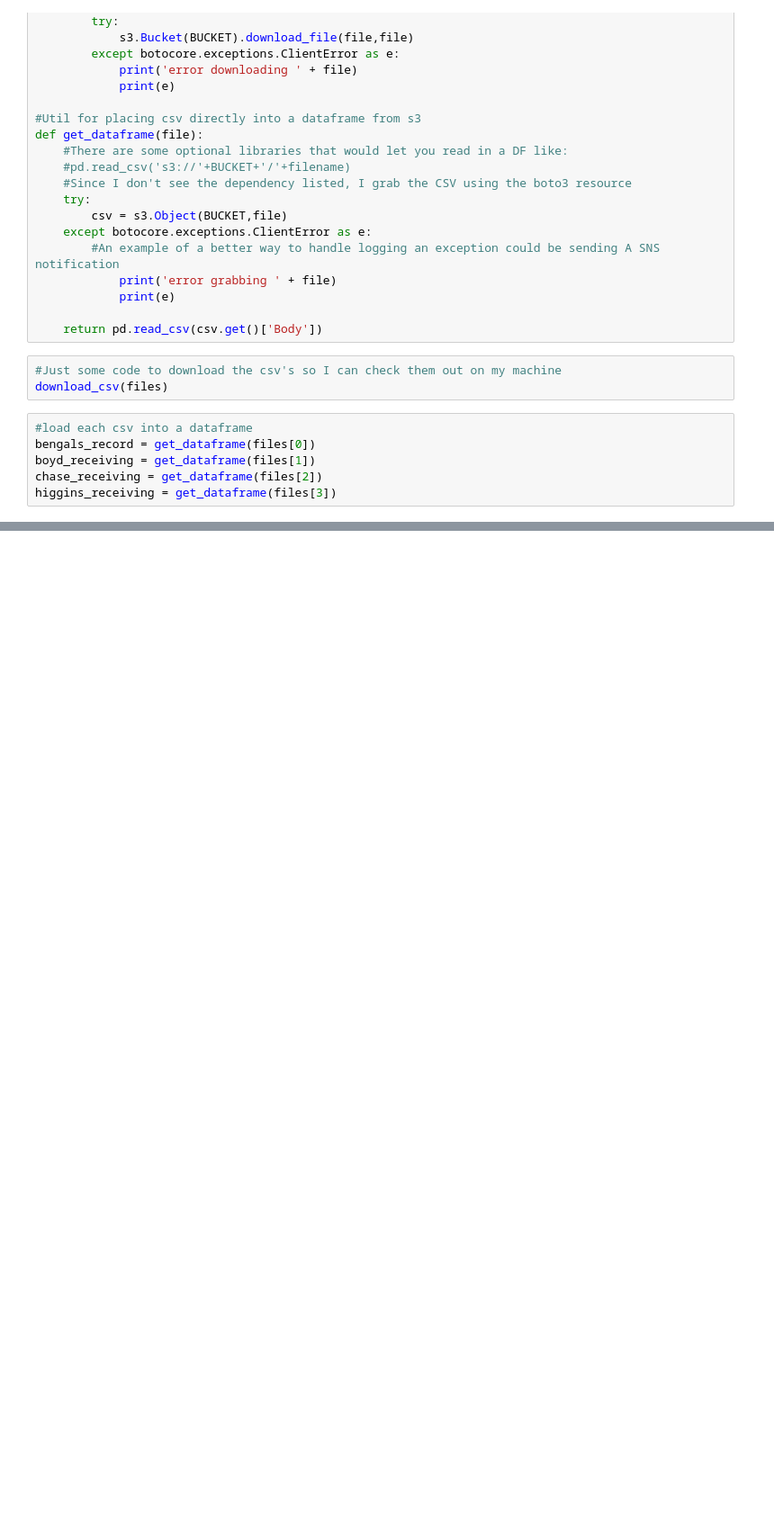
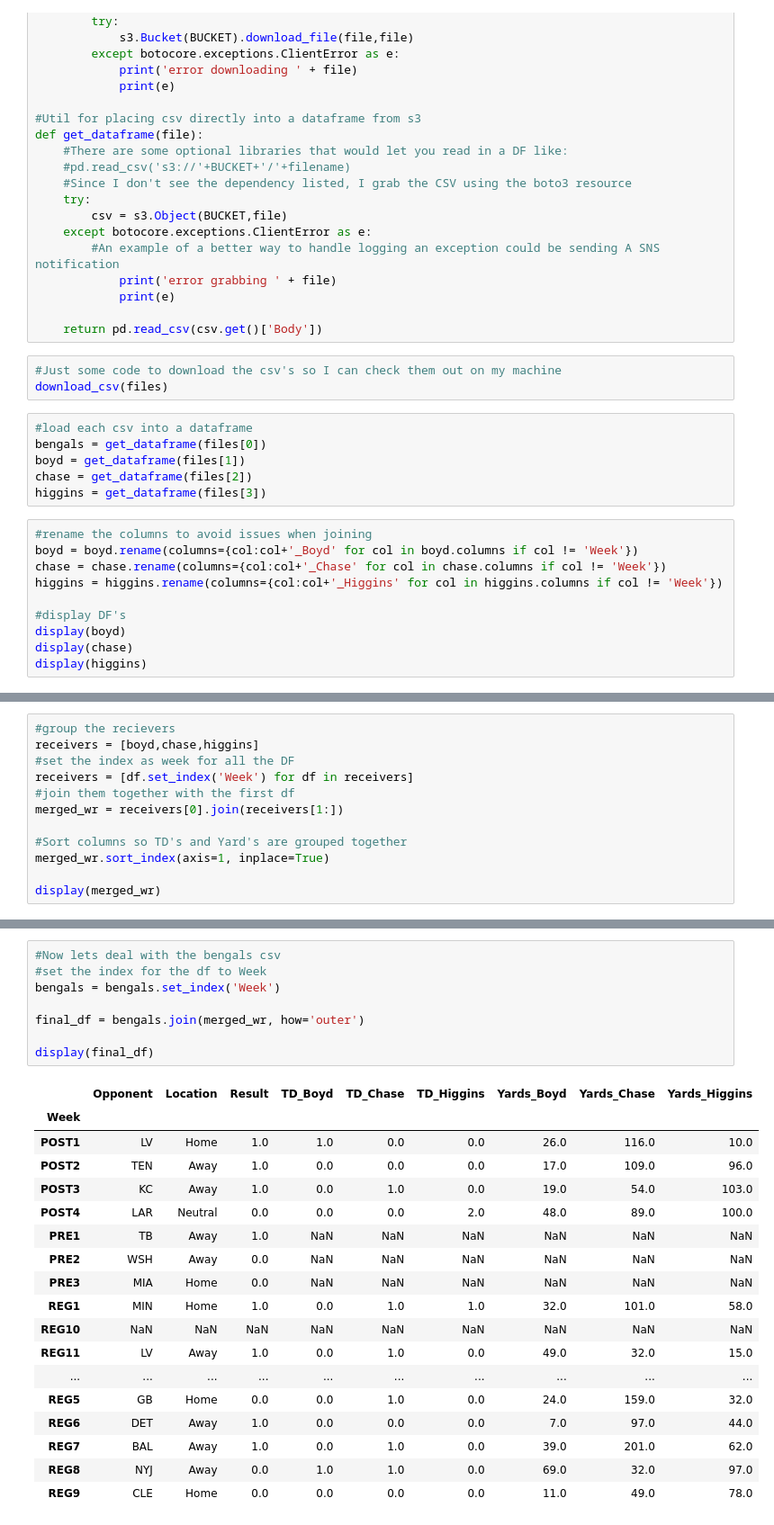
Before and after one commit to HussHam/mindex_data_test, a Jupyter notebook: bengals_script.ipynb, the cells around one changed output, grey strips where cells are left out. Shown at 90% size. Drawn from its saved outputs; the diff is of its cells as text; blank space fills up the shorter version.

Commit message:
merged together dataframes

```diff
--- a/bengals_script.ipynb
+++ b/bengals_script.ipynb
@@ -42,7 +42,17 @@ def get_dataframe(file):
 download_csv(files)
 # %%
 #load each csv into a dataframe
-bengals_record = get_dataframe(files[0])
-boyd_receiving = get_dataframe(files[1])
-chase_receiving = get_dataframe(files[2])
-higgins_receiving = get_dataframe(files[3])
+bengals = get_dataframe(files[0])
+boyd = get_dataframe(files[1])
+chase = get_dataframe(files[2])
+higgins = get_dataframe(files[3])
+# %%
+#rename the columns to avoid issues when joining
+boyd = boyd.rename(columns={col:col+'_Boyd' for col in boyd.columns if col != 'Week'})
+chase = chase.rename(columns={col:col+'_Chase' for col in chase.columns if col != 'Week'})
+higgins = higgins.rename(columns={col:col+'_Higgins' for col in higgins.columns if col != 'Week'})
+
+#display DF's
+display(boyd)
+display(chase)
+display(higgins)
@@ -48,0 +111,12 @@ higgins_receiving = get_dataframe(files[3])
+# %%
+#group the recievers
+receivers = [boyd,chase,higgins]
+#set the index as week for all the DF
+receivers = [df.set_index('Week') for df in receivers]
+#join them together with the first df
+merged_wr = receivers[0].join(receivers[1:])
+
+#Sort columns so TD's and Yard's are grouped together
+merged_wr.sort_index(axis=1, inplace=True)
+
+display(merged_wr)
@@ -48,0 +142,27 @@ higgins_receiving = get_dataframe(files[3])
+# %%
+#Now lets deal with the bengals csv
+#set the index for the df to Week
+bengals = bengals.set_index('Week')
+
+final_df = bengals.join(merged_wr, how='outer')
+
+display(final_df)
+# %% [output]
+|  | Opponent | Location | Result | TD_Boyd | TD_Chase | TD_Higgins | Yards_Boyd | Yards_Chase | Yards_Higgins |
+| Week |  |  |  |  |  |  |  |  |  |
+| POST1 | LV | Home | 1.0 | 1.0 | 0.0 | 0.0 | 26.0 | 116.0 | 10.0 |
+| POST2 | TEN | Away | 1.0 | 0.0 | 0.0 | 0.0 | 17.0 | 109.0 | 96.0 |
+| POST3 | KC | Away | 1.0 | 0.0 | 1.0 | 0.0 | 19.0 | 54.0 | 103.0 |
+| POST4 | LAR | Neutral | 0.0 | 0.0 | 0.0 | 2.0 | 48.0 | 89.0 | 100.0 |
+| PRE1 | TB | Away | 1.0 | NaN | NaN | NaN | NaN | NaN | NaN |
+| PRE2 | WSH | Away | 0.0 | NaN | NaN | NaN | NaN | NaN | NaN |
+| PRE3 | MIA | Home | 0.0 | NaN | NaN | NaN | NaN | NaN | NaN |
+| REG1 | MIN | Home | 1.0 | 0.0 | 1.0 | 1.0 | 32.0 | 101.0 | 58.0 |
+| REG10 | NaN | NaN | NaN | NaN | NaN | NaN | NaN | NaN | NaN |
+| REG11 | LV | Away | 1.0 | 0.0 | 1.0 | 0.0 | 49.0 | 32.0 | 15.0 |
+| ... | ... | ... | ... | ... | ... | ... | ... | ... | ... |
+| REG5 | GB | Home | 0.0 | 0.0 | 1.0 | 0.0 | 24.0 | 159.0 | 32.0 |
+| REG6 | DET | Away | 1.0 | 0.0 | 0.0 | 0.0 | 7.0 | 97.0 | 44.0 |
+| REG7 | BAL | Away | 1.0 | 0.0 | 1.0 | 0.0 | 39.0 | 201.0 | 62.0 |
+| REG8 | NYJ | Away | 0.0 | 1.0 | 1.0 | 0.0 | 69.0 | 32.0 | 97.0 |
+| REG9 | CLE | Home | 0.0 | 0.0 | 0.0 | 0.0 | 11.0 | 49.0 | 78.0 |
```
Also changed, not shown: parts of 2 cells of this notebook.
